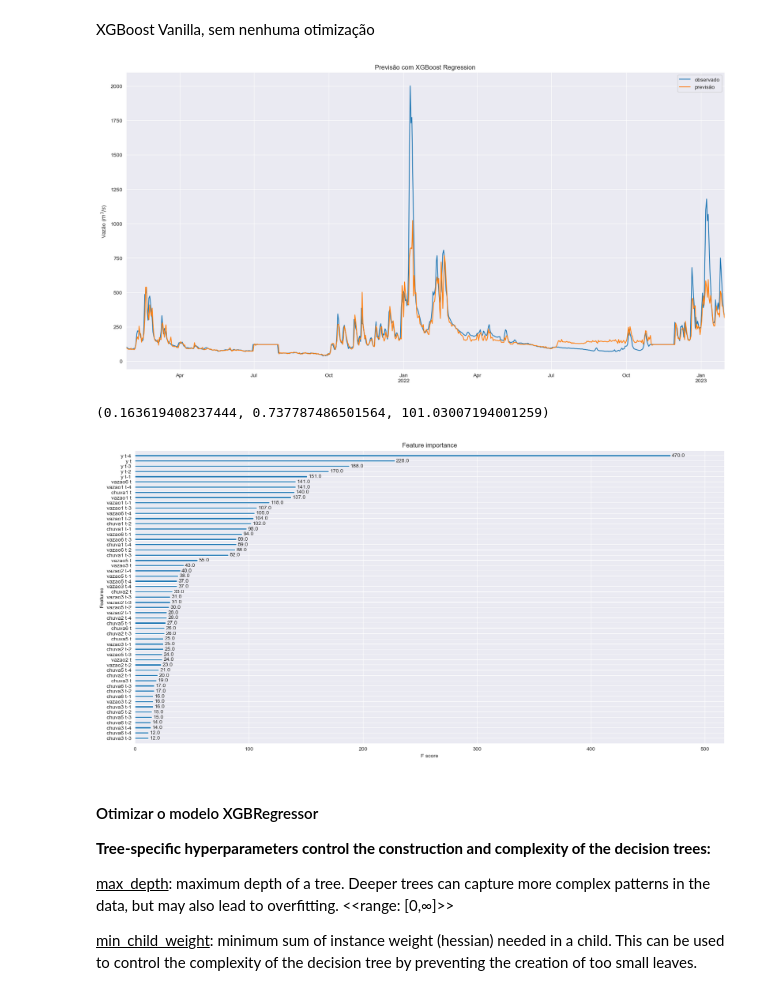
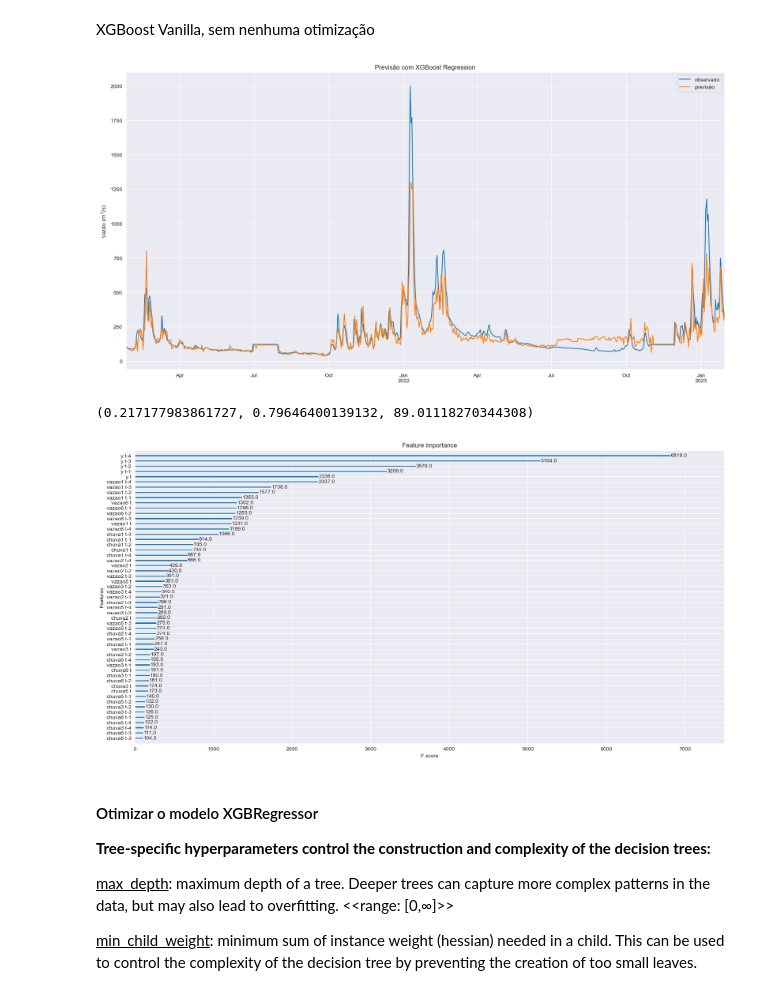
Before and after one commit to wasf84/pgmc-mestrado, a Jupyter notebook: dissertacao/bacia_rio_doce/doce.ipynb, the cells around one changed output. Cells and saved outputs as stored; diff of their text form; code cells hidden in the pictures.

```diff
--- a/dissertacao/bacia_rio_doce/doce.ipynb
+++ b/dissertacao/bacia_rio_doce/doce.ipynb
@@ -411,31 +426,31 @@ A expectativa é que se comporte melhor.
 # %% [markdown]
 XGBoost Vanilla, sem nenhuma otimização
 # %%
-v_model = XGBRegressor()
+v_model = XGBRegressor(colsample_bytree=0.44, max_depth=222, min_child_weight=0, subsample=0.33, tree_method="hist", device="cuda")
 v_model.fit(ds_alto.X_train, ds_alto.y_train)
 
 vanilla_xgb = pd.DataFrame(data=v_model.predict(ds_alto.X_validation), columns=['pred'])
 vanilla_xgb['obs'] = pd.DataFrame(data=ds_alto.y_validation.values)
 vanilla_xgb['ds'] = ds_alto.ml_validation.index
 
 vanilla_xgb.plot('ds', ['obs', 'pred'], label=['observado', 'previsão'])
 plt.title('Previsão com XGBoost Regression')
 plt.xlabel('')
 plt.ylabel('Vazão ($m^3/s$)')
 plt.legend()
 plt.show()
 
 smape(vanilla_xgb['obs'], vanilla_xgb['pred']), r2_score(vanilla_xgb['obs'], vanilla_xgb['pred']), np.sqrt(mean_squared_error(vanilla_xgb['obs'], vanilla_xgb['pred']))
 # %% [output]
-[figure, old version]
+[figure, new version]
-(0.163619408237444, 0.737787486501564, 101.03007194001259)
+(0.217177983861727, 0.79646400139132, 89.01118270344308)
 # %%
 # Feature Selection
 
 plot_importance(v_model, height=0.3)
 plt.show()
 # %% [output]
-[figure, old version]
+[figure, new version]
 # %% [markdown]
 #### Otimizar o modelo XGBRegressor
 
```
Also changed, not shown: parts of 30 cells of this notebook, 6 other files.
